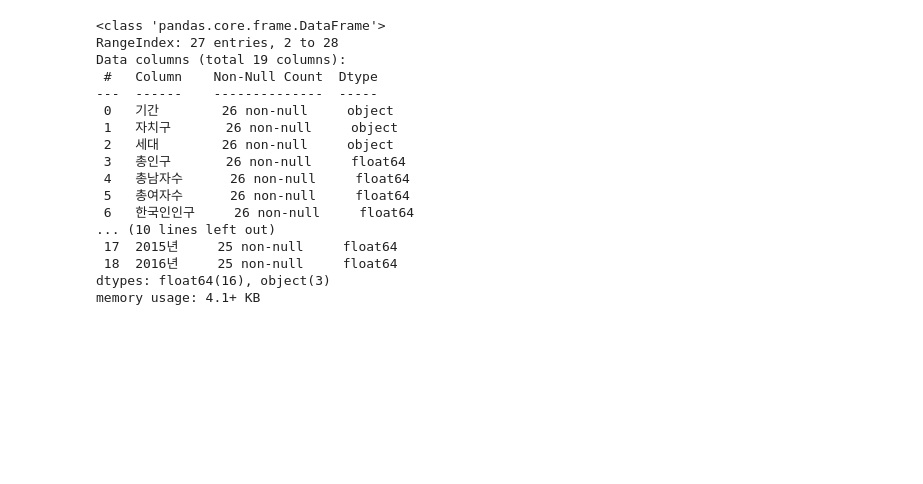
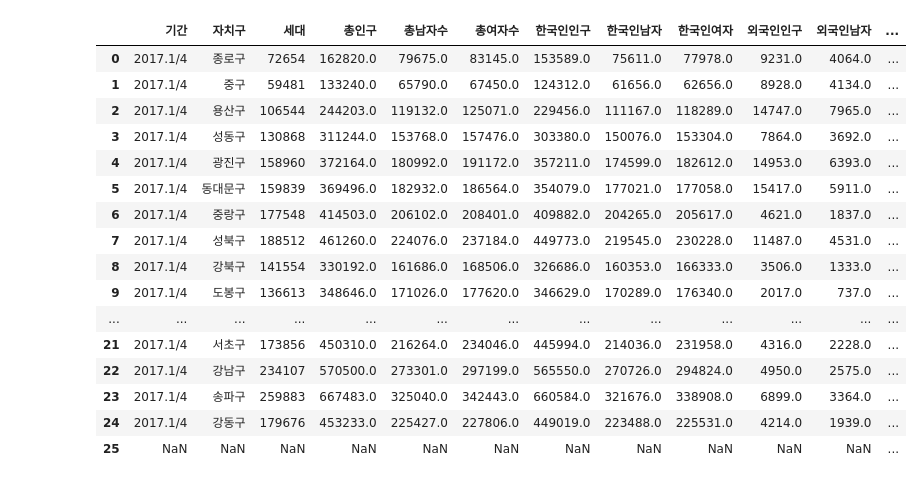
Before and after one commit to ReDocuSpace/BookExample_Python, a Jupyter notebook: Lecture03/Tranning/Backup/2023_12_06_team.ipynb, the cells around one changed output. Saved outputs shown, nothing was run; the diff lists cells and outputs as text; code cells hidden in the pictures; blank space fills up the shorter version.

```diff
--- a/Lecture03/Tranning/Backup/2023_12_06_team.ipynb
+++ b/Lecture03/Tranning/Backup/2023_12_06_team.ipynb
@@ -1,50 +1,48 @@
 # %%
 # CSV 파일
 import numpy as np
 import pandas as pd
 
 cctv = pd.read_csv('D:\BookExample_Python\Lecture03\Tranning\Backup\eda_data_files\CCTV_in_Seoul.csv')
 people = pd.read_excel('D:\BookExample_Python\Lecture03\Tranning\Backup\eda_data_files\population_in_Seoul.xls')
 
-
 people.columns = ['기간','자치구','세대','총인구','총남자수','총여자수','한국인인구','한국인남자','한국인여자','외국인인구','외국인남자','외국인여자','세대당인구','65세고령자']
 cctv.columns = ['자치구','CCTV개수','2013년도이전','2014년','2015년','2016년']
 
-people.columns = {'기간' : '날짜'}
-
 peopleCCTV = pd.merge(people, cctv, on='자치구', how='outer')
-peopleCCTV.drop([0,1],inplace=True)
-
+peopleCCTV.drop([0,1,2],inplace=True)
 peopleCCTV['총인구'] = pd.to_numeric(peopleCCTV['총인구'], errors='coerce')
 peopleCCTV['총남자수'] = pd.to_numeric(peopleCCTV['총남자수'], errors='coerce')
 peopleCCTV['총여자수'] = pd.to_numeric(peopleCCTV['총여자수'], errors='coerce')
 peopleCCTV['한국인인구'] = pd.to_numeric(peopleCCTV['한국인인구'], errors='coerce')
 peopleCCTV['한국인남자'] = pd.to_numeric(peopleCCTV['한국인남자'], errors='coerce')
 peopleCCTV['한국인여자'] = pd.to_numeric(peopleCCTV['한국인여자'], errors='coerce')
 peopleCCTV['외국인인구'] = pd.to_numeric(peopleCCTV['외국인인구'], errors='coerce')
 peopleCCTV['외국인남자'] = pd.to_numeric(peopleCCTV['외국인남자'], errors='coerce')
 peopleCCTV['외국인여자'] = pd.to_numeric(peopleCCTV['외국인여자'], errors='coerce')
 peopleCCTV['세대당인구'] = pd.to_numeric(peopleCCTV['세대당인구'], errors='coerce')
 peopleCCTV['65세고령자'] = pd.to_numeric(peopleCCTV['65세고령자'], errors='coerce')
 peopleCCTV['한국인남자'] = pd.to_numeric(peopleCCTV['한국인남자'], errors='coerce')
 peopleCCTV['65세고령자'] = pd.to_numeric(peopleCCTV['65세고령자'], errors='coerce')
 
-peopleCCTV.info()
+peopleCCTV.reset_index(drop=True,inplace=True)
+
+peopleCCTV
 # %% [output]
-<class 'pandas.core.frame.DataFrame'>
-RangeIndex: 27 entries, 2 to 28
-Data columns (total 19 columns):
- #   Column    Non-Null Count  Dtype
----  ------    --------------  -----
- 0   기간        26 non-null     object
- 1   자치구       26 non-null     object
- 2   세대        26 non-null     object
- 3   총인구       26 non-null     float64
- 4   총남자수      26 non-null     float64
- 5   총여자수      26 non-null     float64
- 6   한국인인구     26 non-null     float64
-... (10 lines left out)
- 17  2015년     25 non-null     float64
- 18  2016년     25 non-null     float64
-dtypes: float64(16), object(3)
-memory usage: 4.1+ KB
+|  | 기간 | 자치구 | 세대 | 총인구 | 총남자수 | 총여자수 | 한국인인구 | 한국인남자 | 한국인여자 | 외국인인구 | 외국인남자 | ... |
+| 0 | 2017.1/4 | 종로구 | 72654 | 162820.0 | 79675.0 | 83145.0 | 153589.0 | 75611.0 | 77978.0 | 9231.0 | 4064.0 | ... |
+| 1 | 2017.1/4 | 중구 | 59481 | 133240.0 | 65790.0 | 67450.0 | 124312.0 | 61656.0 | 62656.0 | 8928.0 | 4134.0 | ... |
+| 2 | 2017.1/4 | 용산구 | 106544 | 244203.0 | 119132.0 | 125071.0 | 229456.0 | 111167.0 | 118289.0 | 14747.0 | 7965.0 | ... |
+| 3 | 2017.1/4 | 성동구 | 130868 | 311244.0 | 153768.0 | 157476.0 | 303380.0 | 150076.0 | 153304.0 | 7864.0 | 3692.0 | ... |
+| 4 | 2017.1/4 | 광진구 | 158960 | 372164.0 | 180992.0 | 191172.0 | 357211.0 | 174599.0 | 182612.0 | 14953.0 | 6393.0 | ... |
+| 5 | 2017.1/4 | 동대문구 | 159839 | 369496.0 | 182932.0 | 186564.0 | 354079.0 | 177021.0 | 177058.0 | 15417.0 | 5911.0 | ... |
+| 6 | 2017.1/4 | 중랑구 | 177548 | 414503.0 | 206102.0 | 208401.0 | 409882.0 | 204265.0 | 205617.0 | 4621.0 | 1837.0 | ... |
+| 7 | 2017.1/4 | 성북구 | 188512 | 461260.0 | 224076.0 | 237184.0 | 449773.0 | 219545.0 | 230228.0 | 11487.0 | 4531.0 | ... |
+| 8 | 2017.1/4 | 강북구 | 141554 | 330192.0 | 161686.0 | 168506.0 | 326686.0 | 160353.0 | 166333.0 | 3506.0 | 1333.0 | ... |
+| 9 | 2017.1/4 | 도봉구 | 136613 | 348646.0 | 171026.0 | 177620.0 | 346629.0 | 170289.0 | 176340.0 | 2017.0 | 737.0 | ... |
+| ... | ... | ... | ... | ... | ... | ... | ... | ... | ... | ... | ... | ... |
+| 21 | 2017.1/4 | 서초구 | 173856 | 450310.0 | 216264.0 | 234046.0 | 445994.0 | 214036.0 | 231958.0 | 4316.0 | 2228.0 | ... |
+| 22 | 2017.1/4 | 강남구 | 234107 | 570500.0 | 273301.0 | 297199.0 | 565550.0 | 270726.0 | 294824.0 | 4950.0 | 2575.0 | ... |
+| 23 | 2017.1/4 | 송파구 | 259883 | 667483.0 | 325040.0 | 342443.0 | 660584.0 | 321676.0 | 338908.0 | 6899.0 | 3364.0 | ... |
+| 24 | 2017.1/4 | 강동구 | 179676 | 453233.0 | 225427.0 | 227806.0 | 449019.0 | 223488.0 | 225531.0 | 4214.0 | 1939.0 | ... |
+| 25 | NaN | NaN | NaN | NaN | NaN | NaN | NaN | NaN | NaN | NaN | NaN | ... |
```
Also changed, not shown: parts of 7 cells of this notebook, 12 other files.
